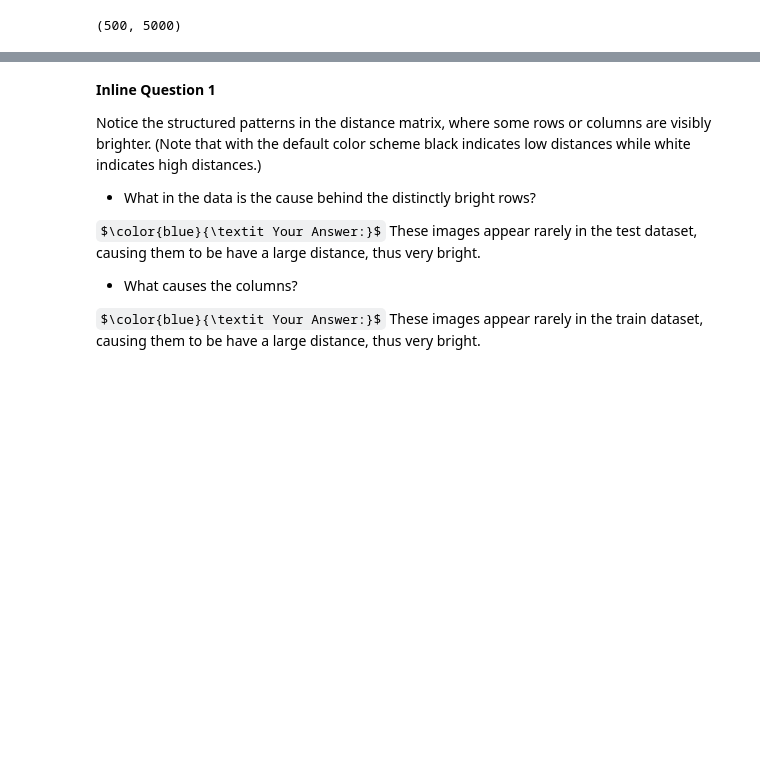
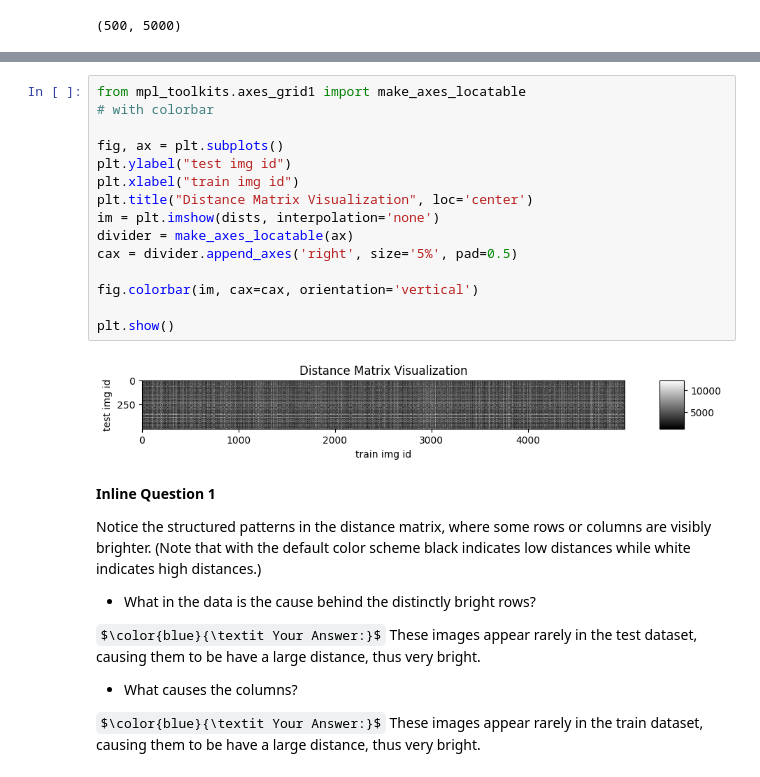
Before and after one commit to PeterHUistyping/Stanford_CS231n-Deep_Learning-for-Computer_Vision, a Jupyter notebook: MyProject22/assignment1/knn.ipynb, the cells around one changed output, grey strips where cells are left out. Drawn from its saved outputs; the diff is of its cells as text; some formulas as TeX source; blank space fills up the shorter version.

```diff
--- a/MyProject22/assignment1/knn.ipynb
+++ b/MyProject22/assignment1/knn.ipynb
@@ -175,3 +191,20 @@ plt.show()
+# %%
+from mpl_toolkits.axes_grid1 import make_axes_locatable
+# with colorbar
+
+fig, ax = plt.subplots()
+plt.ylabel("test img id")
+plt.xlabel("train img id")
+plt.title("Distance Matrix Visualization", loc='center')
+im = plt.imshow(dists, interpolation='none')
+divider = make_axes_locatable(ax)
+cax = divider.append_axes('right', size='5%', pad=0.5)
+
+fig.colorbar(im, cax=cax, orientation='vertical')
+
+plt.show()
+# %% [output]
+[figure, added]
 # %% [markdown]
 **Inline Question 1**
 
```
Also changed, not shown: parts of 16 cells of this notebook, 7 other files.
